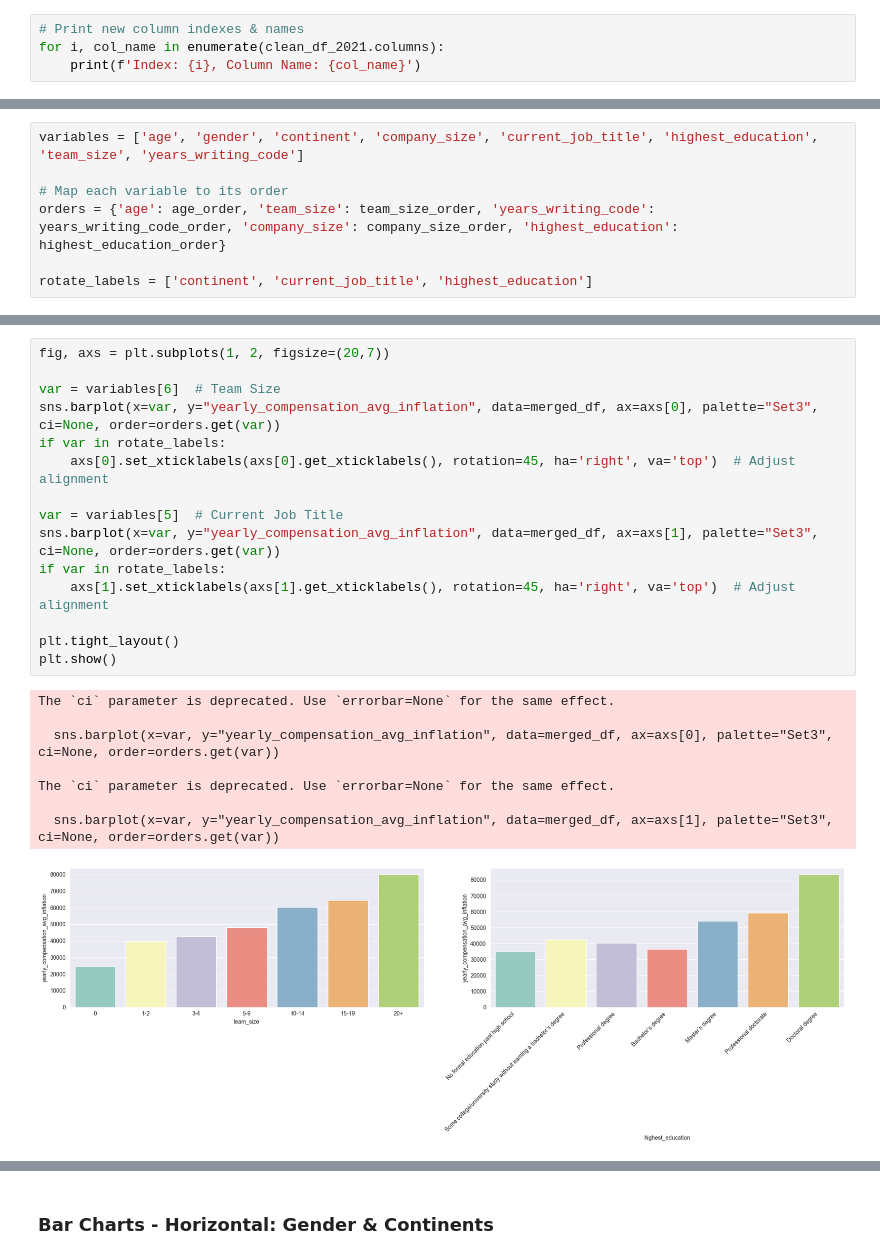
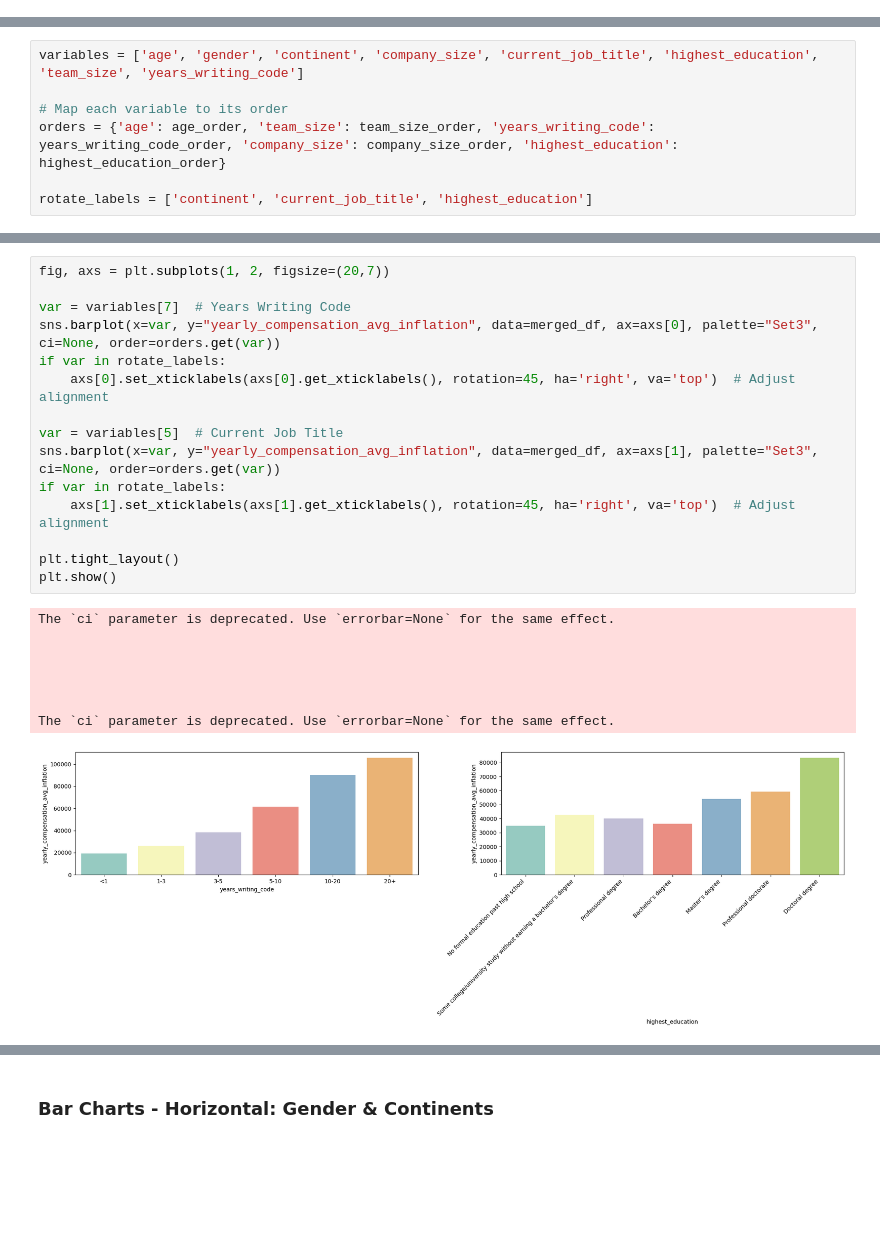
Before and after one commit to Lily-slow/CFG_Group5_project, a Jupyter notebook: Careers_in_Data.ipynb, the cells around one changed output, grey strips where cells are left out. Saved outputs shown, nothing was run; the diff lists cells and outputs as text; blank space fills up the shorter version.

```diff
--- a/Careers_in_Data.ipynb
+++ b/Careers_in_Data.ipynb
@@ -310,7 +327,3 @@ cols_to_drop = clean_df_2021.filter(regex=regex).columns
 
 # Drop the columns
 clean_df_2021 = clean_df_2021.drop(columns=cols_to_drop)
-# %%
-# Print new column indexes & names
-for i, col_name in enumerate(clean_df_2021.columns):
-    print(f'Index: {i}, Column Name: {col_name}')
@@ -2858,27 +2571,27 @@ The `ci` parameter is deprecated. Use `errorbar=None` for the same effect.
 # %%
 fig, axs = plt.subplots(1, 2, figsize=(20,7))
 
-var = variables[6]  # Team Size
+var = variables[7]  # Years Writing Code
 sns.barplot(x=var, y="yearly_compensation_avg_inflation", data=merged_df, ax=axs[0], palette="Set3", ci=None, order=orders.get(var))
 if var in rotate_labels:
     axs[0].set_xticklabels(axs[0].get_xticklabels(), rotation=45, ha='right', va='top')  # Adjust alignment
 
 var = variables[5]  # Current Job Title
 sns.barplot(x=var, y="yearly_compensation_avg_inflation", data=merged_df, ax=axs[1], palette="Set3", ci=None, order=orders.get(var))
 if var in rotate_labels:
     axs[1].set_xticklabels(axs[1].get_xticklabels(), rotation=45, ha='right', va='top')  # Adjust alignment
 
 plt.tight_layout()
 plt.show()
 # %% [output]
 The `ci` parameter is deprecated. Use `errorbar=None` for the same effect.
 
-  sns.barplot(x=var, y="yearly_compensation_avg_inflation", data=merged_df, ax=axs[0], palette="Set3", ci=None, order=orders.get(var))
+
+
+
 
 The `ci` parameter is deprecated. Use `errorbar=None` for the same effect.
-
-  sns.barplot(x=var, y="yearly_compensation_avg_inflation", data=merged_df, ax=axs[1], palette="Set3", ci=None, order=orders.get(var))
-[figure, old version]
+[figure, new version]
 # %%
 fig, axs = plt.subplots(1, 2, figsize=(20,7))
 
```
Also changed, not shown: parts of 129 cells of this notebook.
